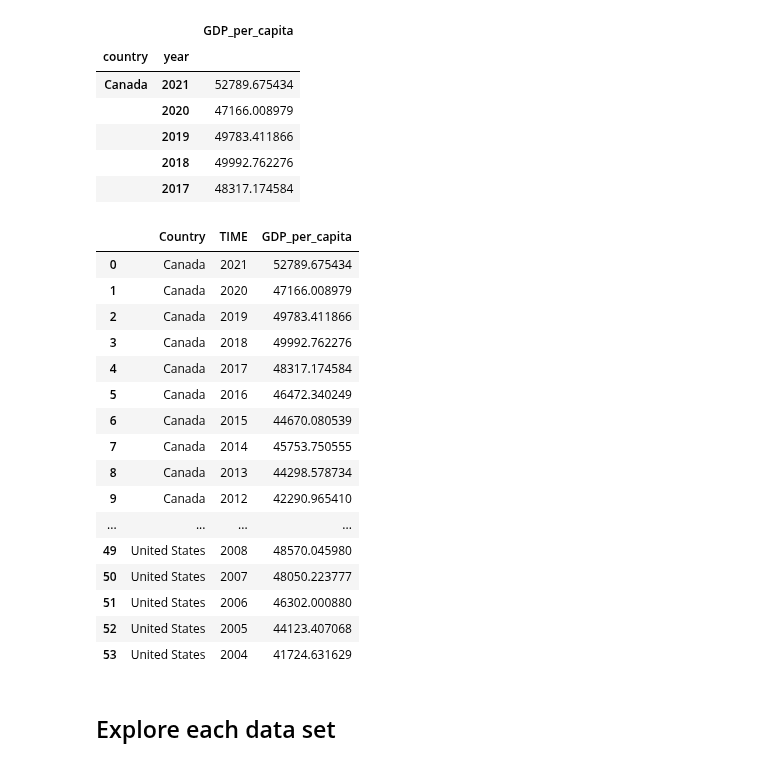
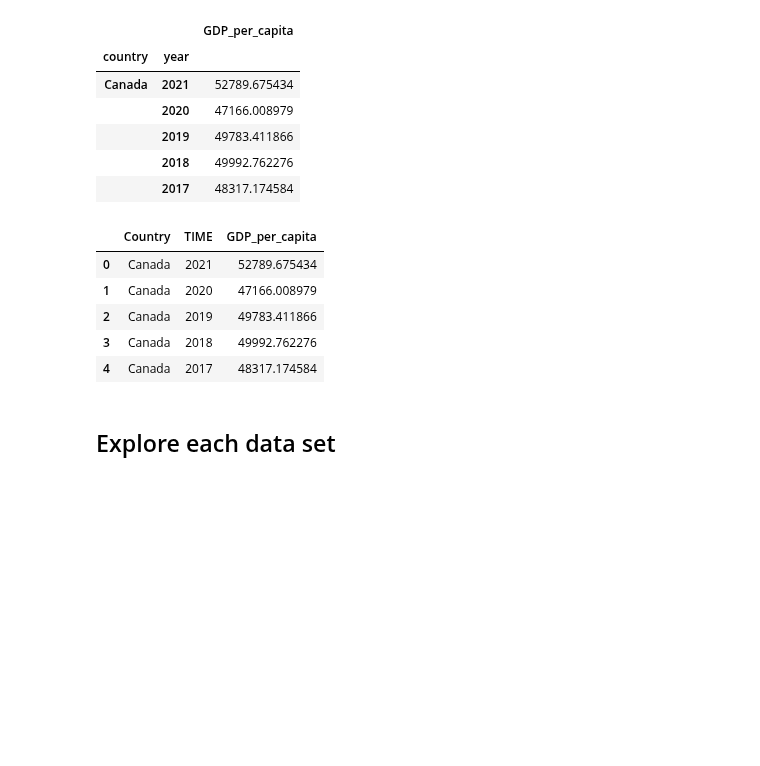
Before and after one commit to NumEconCopenhagen/projects-2023-newteam, a Jupyter notebook: dataproject/dataproject.ipynb, the cells around one changed output. Drawn from its saved outputs; the diff is of its cells as text; code cells hidden in the pictures; blank space fills up the shorter version.

```diff
--- a/dataproject/dataproject.ipynb
+++ b/dataproject/dataproject.ipynb
@@ -97,28 +94,17 @@ wb_gdp.head()
 # %%
 #reset the index of a DataFrame
 wb_gdp.reset_index(inplace=True)
 wb_gdp.rename(columns = {'country':'Country'}, inplace=True)
 wb_gdp.rename(columns = {'year':'TIME'}, inplace=True)
 
-wb_gdp
+wb_gdp.head()
 # %% [output]
 |  | Country | TIME | GDP_per_capita |
 | 0 | Canada | 2021 | 52789.675434 |
 | 1 | Canada | 2020 | 47166.008979 |
 | 2 | Canada | 2019 | 49783.411866 |
 | 3 | Canada | 2018 | 49992.762276 |
 | 4 | Canada | 2017 | 48317.174584 |
-| 5 | Canada | 2016 | 46472.340249 |
-| 6 | Canada | 2015 | 44670.080539 |
-| 7 | Canada | 2014 | 45753.750555 |
-| 8 | Canada | 2013 | 44298.578734 |
-| 9 | Canada | 2012 | 42290.965410 |
-| ... | ... | ... | ... |
-| 49 | United States | 2008 | 48570.045980 |
-| 50 | United States | 2007 | 48050.223777 |
-| 51 | United States | 2006 | 46302.000880 |
-| 52 | United States | 2005 | 44123.407068 |
-| 53 | United States | 2004 | 41724.631629 |
 # %% [markdown]
 ## Explore each data set
 # %% [markdown]
```
Also changed, not shown: parts of 1 cell of this notebook.
